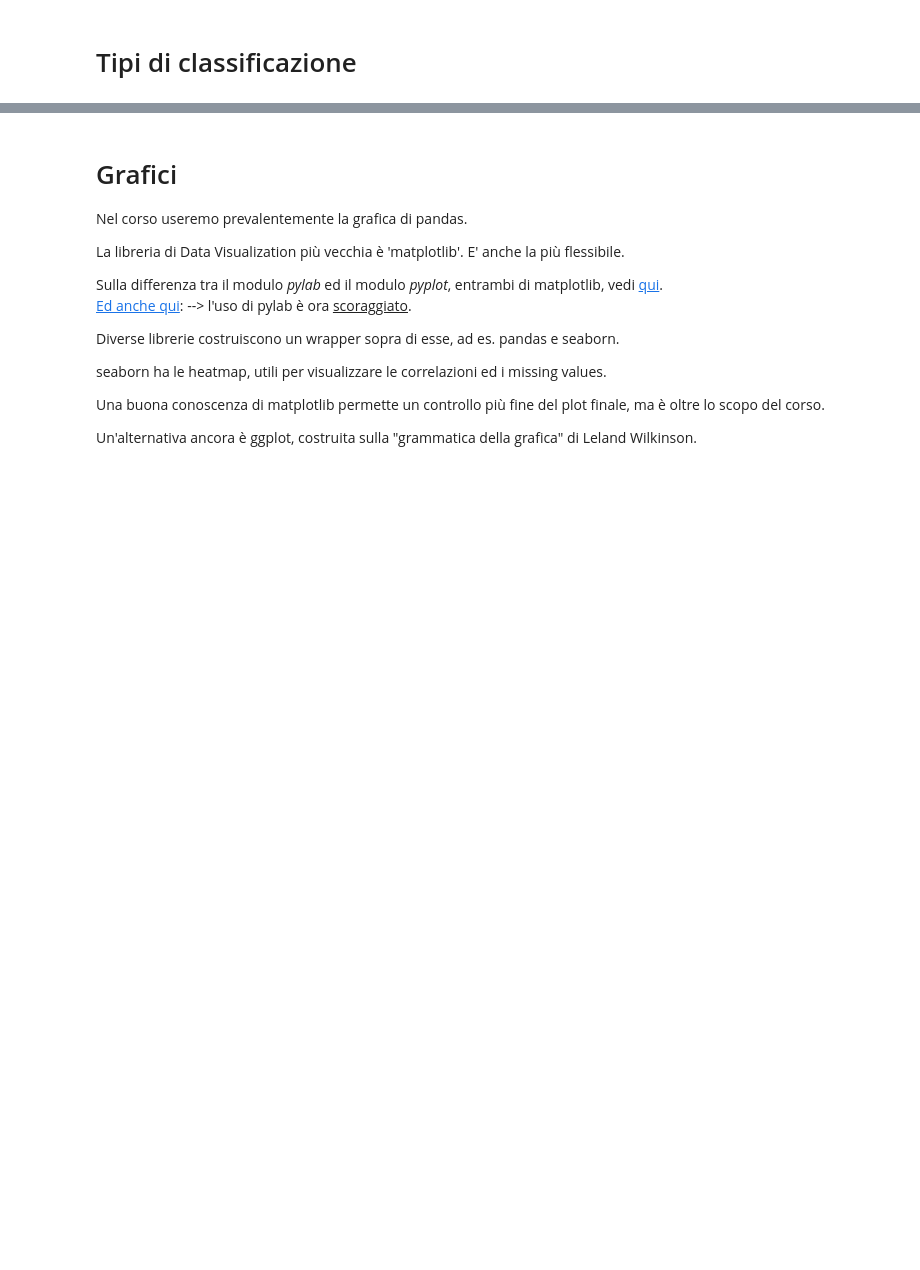
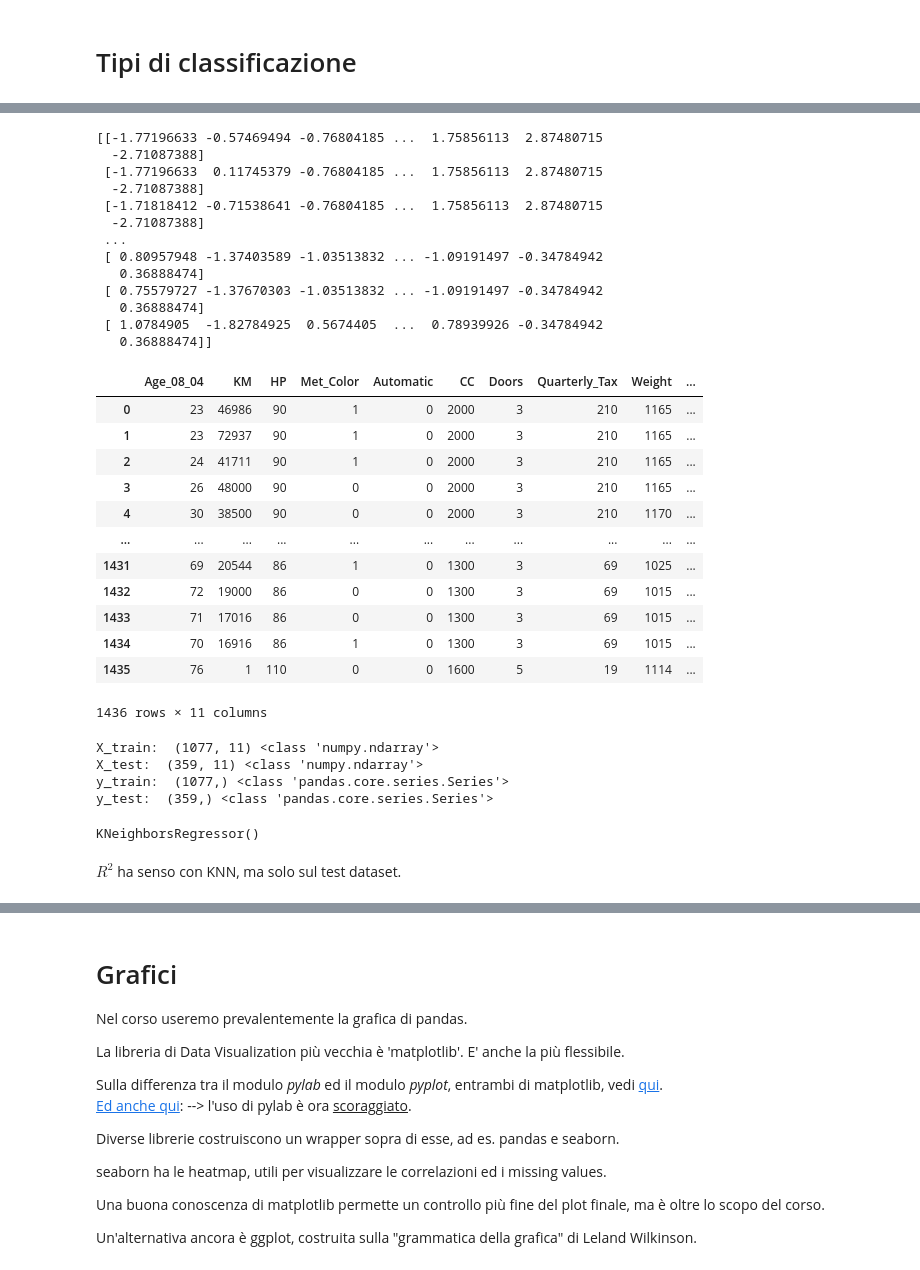
Before and after one commit to antonio-corsi/Repo-del-corso-Python-for-Data-Scientist, a Jupyter notebook: B. Knn.ipynb, the cells around one changed output, grey strips where cells are left out. Saved outputs shown, nothing was run; the diff lists cells and outputs as text; code cells hidden in the pictures; blank space fills up the shorter version.

```diff
--- a/B. Knn.ipynb
+++ b/B. Knn.ipynb
@@ -1782,0 +2056,3 @@ plt.show()  # --> DB non-lineare
+# %%
+X = pd.get_dummies(df_car[predictors], drop_first=True)
+y = df_car[outcome]
@@ -1782,0 +2072,42 @@ plt.show()  # --> DB non-lineare
+# %%
+std_X = preprocessing.scale(X)             # la funzione 'scale' fa SIA centering CHE rescaling;
+                                           # notare i 3 booleani a True per default.
+                                           # usa uno stimatore BIASED della dev.std. Dall'help in linea, infatti:
+                                           # "We use a biased estimator for the standard deviation, equivalent to
+                                           # 'numpy.std(x, ddof=0). Note that the choice of 'ddof' is unlikely to
+                                           # affect model performance."
+                                           # la funzione 'scale' NON ha l'argomento 'ddof'!
+
+print(std_X)                               # --> standardizzare significa prendere le SD come unità di misura.
+                                           #    le prime due righe hanno age 67 e 22 --> 2.76645648 e -1.19140394
+display(X)                                   # per confronto
+
+# il calcolo manuale di un elemento (come verifica): l'età delprimo cliente
+# (67 - X['Age'].mean()) / X['Age'].std()
+# %% [output]
+[[-1.77196633 -0.57469494 -0.76804185 ...  1.75856113  2.87480715
+  -2.71087388]
+ [-1.77196633  0.11745379 -0.76804185 ...  1.75856113  2.87480715
+  -2.71087388]
+ [-1.71818412 -0.71538641 -0.76804185 ...  1.75856113  2.87480715
+  -2.71087388]
+ ...
+ [ 0.80957948 -1.37403589 -1.03513832 ... -1.09191497 -0.34784942
+   0.36888474]
+ [ 0.75579727 -1.37670303 -1.03513832 ... -1.09191497 -0.34784942
+   0.36888474]
+ [ 1.0784905  -1.82784925  0.5674405  ...  0.78939926 -0.34784942
+   0.36888474]]
+|  | Age_08_04 | KM | HP | Met_Color | Automatic | CC | Doors | Quarterly_Tax | Weight | ... |
+| 0 | 23 | 46986 | 90 | 1 | 0 | 2000 | 3 | 210 | 1165 | ... |
+| 1 | 23 | 72937 | 90 | 1 | 0 | 2000 | 3 | 210 | 1165 | ... |
+| 2 | 24 | 41711 | 90 | 1 | 0 | 2000 | 3 | 210 | 1165 | ... |
+| 3 | 26 | 48000 | 90 | 0 | 0 | 2000 | 3 | 210 | 1165 | ... |
+| 4 | 30 | 38500 | 90 | 0 | 0 | 2000 | 3 | 210 | 1170 | ... |
+| ... | ... | ... | ... | ... | ... | ... | ... | ... | ... | ... |
+| 1431 | 69 | 20544 | 86 | 1 | 0 | 1300 | 3 | 69 | 1025 | ... |
+| 1432 | 72 | 19000 | 86 | 0 | 0 | 1300 | 3 | 69 | 1015 | ... |
+| 1433 | 71 | 17016 | 86 | 0 | 0 | 1300 | 3 | 69 | 1015 | ... |
+| 1434 | 70 | 16916 | 86 | 1 | 0 | 1300 | 3 | 69 | 1015 | ... |
+| 1435 | 76 | 1 | 110 | 0 | 0 | 1600 | 5 | 19 | 1114 | ... |
+1436 rows × 11 columns
@@ -1782,0 +2117,10 @@ plt.show()  # --> DB non-lineare
+# %%
+print("X_train: ", X_train.shape,type(X_train))       # --> una array numpy 2D
+print("X_test: ", X_test.shape,type(X_test))          # --> una array numpy 2D
+print("y_train: ", y_train.shape,type(y_train))       # --> una serie pandas 1D (non sottoposta prima a standardizzazione)
+print("y_test: ", y_test.shape,type(y_test))          # --> una serie pandas 1D (non sottoposta prima a standardizzazione)
+# %% [output]
+X_train:  (1077, 11) <class 'numpy.ndarray'>
+X_test:  (359, 11) <class 'numpy.ndarray'>
+y_train:  (1077,) <class 'pandas.core.series.Series'>
+y_test:  (359,) <class 'pandas.core.series.Series'>
@@ -1782,0 +2129,6 @@ plt.show()  # --> DB non-lineare
+# %%
+knn_regressor.fit(X_train,y_train)
+# %% [output]
+KNeighborsRegressor()
+# %% [markdown]
+$R^2$ ha senso con KNN, ma solo sul test dataset.
```
Also changed, not shown: parts of 73 cells of this notebook, 9 other files.
